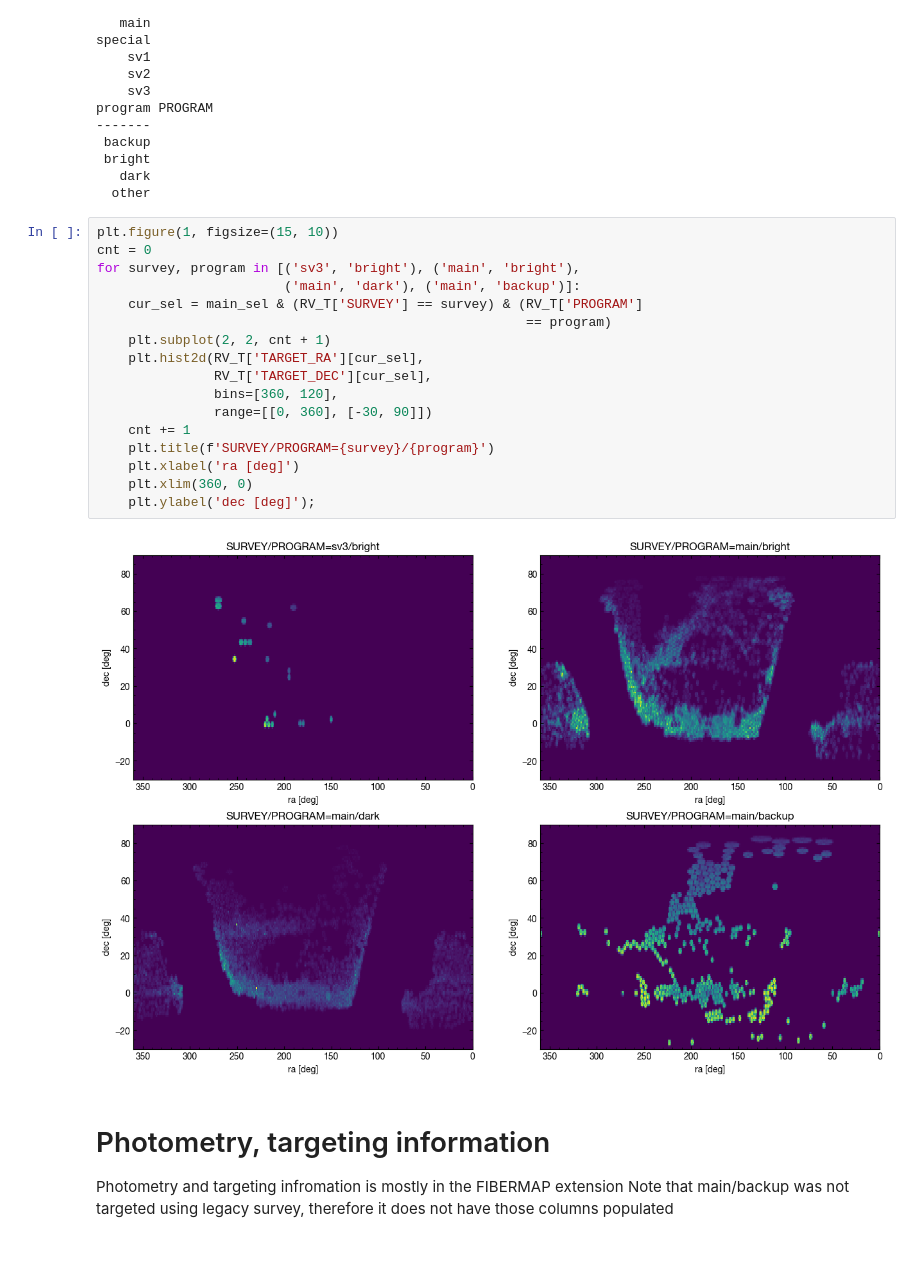
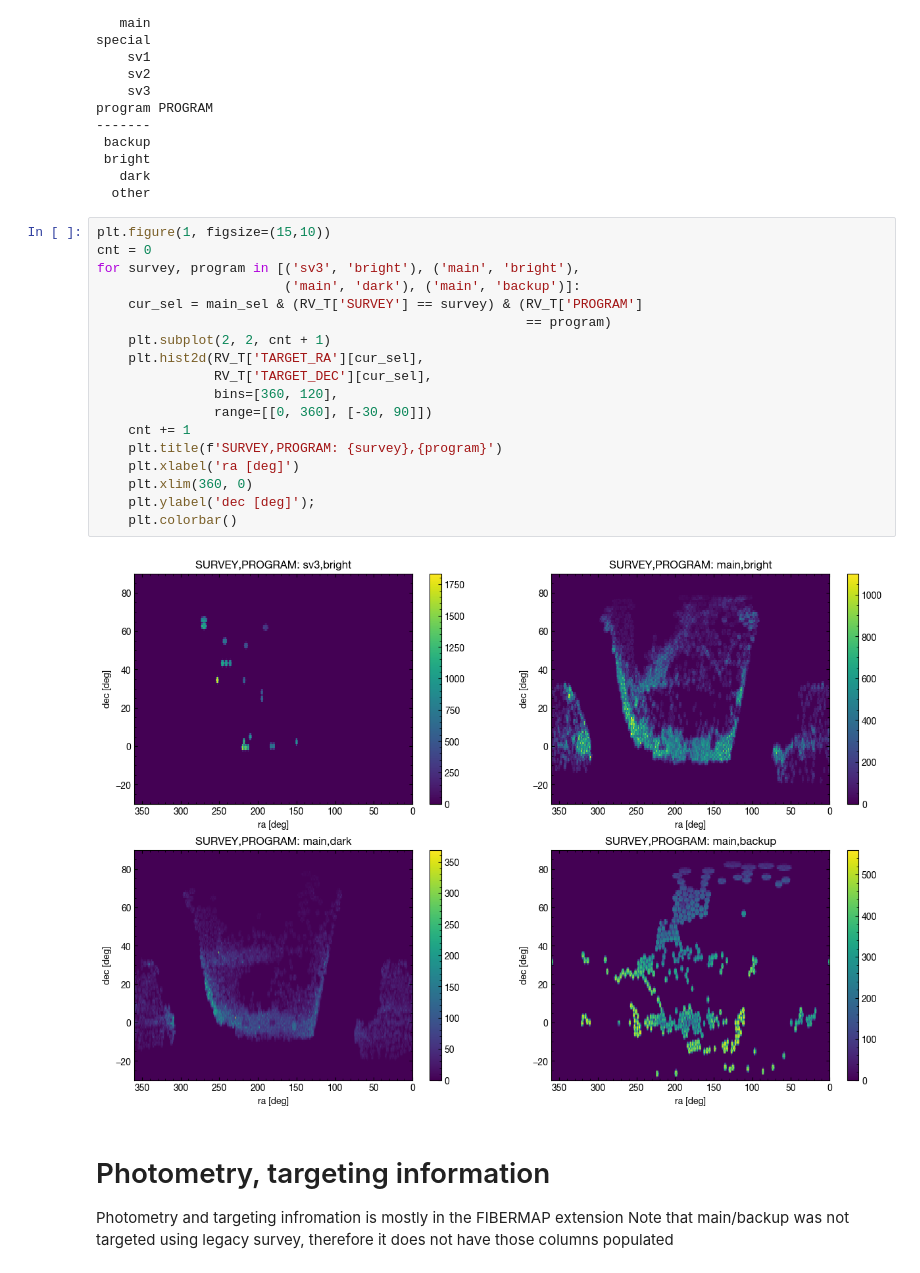
Before and after one commit to desimilkyway/dr1_tutorials, a Jupyter notebook: DR1_tutorial.ipynb, the cells around one changed output. Saved outputs shown, nothing was run; the diff lists cells and outputs as text.

Commit message:
add paper plots

```diff
--- a/DR1_tutorial.ipynb
+++ b/DR1_tutorial.ipynb
@@ -104,24 +104,25 @@ program PROGRAM
    dark
   other
 # %%
-plt.figure(1, figsize=(15, 10))
+plt.figure(1, figsize=(15,10))
 cnt = 0
 for survey, program in [('sv3', 'bright'), ('main', 'bright'),
                         ('main', 'dark'), ('main', 'backup')]:
     cur_sel = main_sel & (RV_T['SURVEY'] == survey) & (RV_T['PROGRAM']
                                                        == program)
     plt.subplot(2, 2, cnt + 1)
     plt.hist2d(RV_T['TARGET_RA'][cur_sel],
                RV_T['TARGET_DEC'][cur_sel],
                bins=[360, 120],
                range=[[0, 360], [-30, 90]])
     cnt += 1
-    plt.title(f'SURVEY/PROGRAM={survey}/{program}')
+    plt.title(f'SURVEY,PROGRAM: {survey},{program}')
     plt.xlabel('ra [deg]')
     plt.xlim(360, 0)
     plt.ylabel('dec [deg]');
+    plt.colorbar()
 # %% [output]
-[figure, old version]
+[figure, new version]
 # %% [markdown]
 # Photometry, targeting information
 
```
Also changed, not shown: parts of 3 cells of this notebook, 11 other files.
